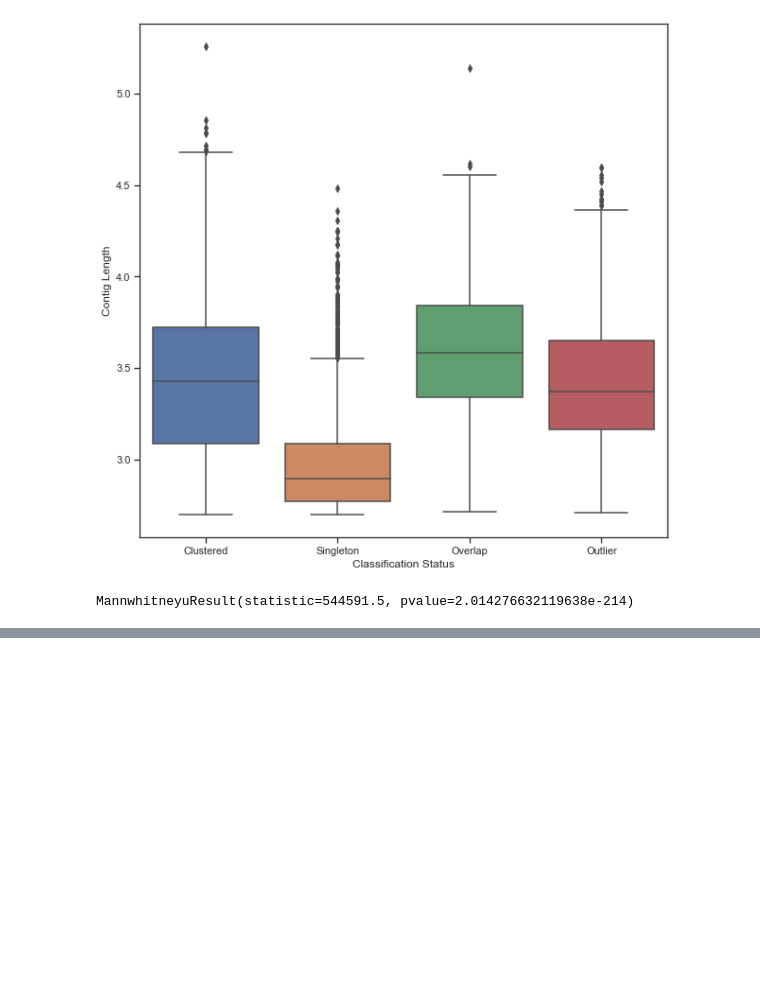
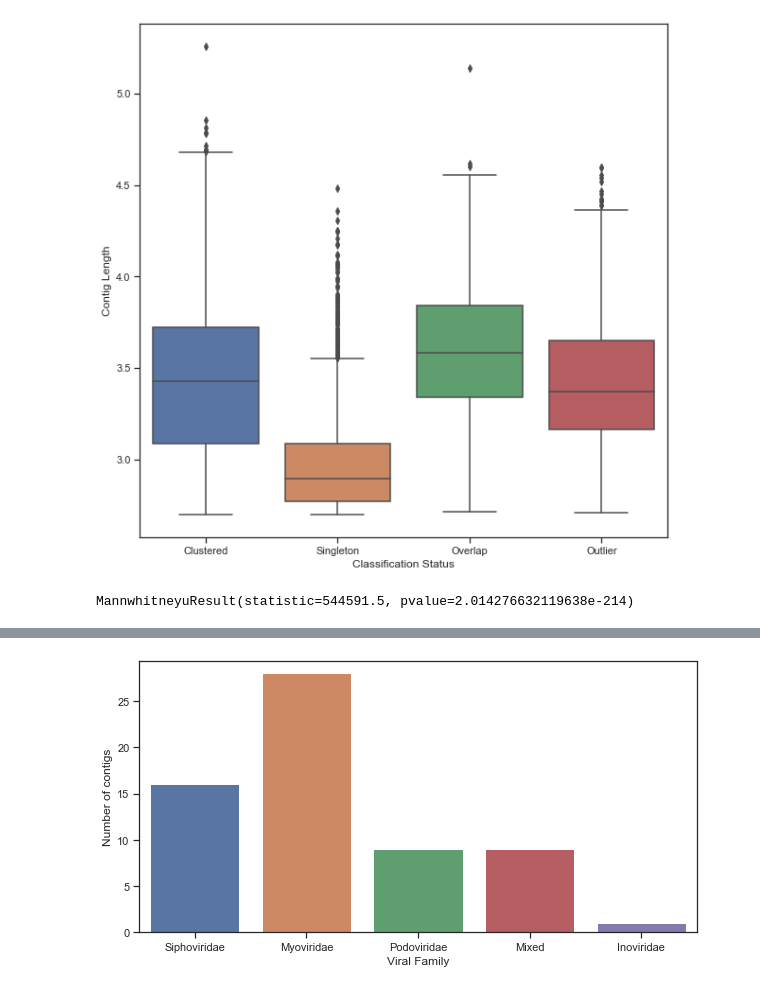
Before and after one commit to Matthijnssenslab/Beevir, a Jupyter notebook: 3Vcontact/B_Vcontact_stats.ipynb, the cells around one changed output, grey strips where cells are left out. Cells and saved outputs as stored; diff of their text form; code cells hidden in the pictures; blank space fills up the shorter version.

```diff
--- a/3Vcontact/B_Vcontact_stats.ipynb
+++ b/3Vcontact/B_Vcontact_stats.ipynb
@@ -164,0 +208,27 @@ antismash = ['BeeP-11-2013_NODE_10_length_45562_cov_39_780829', 'BeeP-11-2013_NO
+# %%
+print('Clustered NODES: ' + str(len(nodesoverview[nodesoverview['VCstatsred'] == "Clustered"])))
+print('Singleton NODES: ' + str(len(nodesoverview[nodesoverview['VCstatsred'] == "Singleton"])))
+print('Overlap NODES: ' + str(len(nodesoverview[nodesoverview['VCstatsred'] == "Overlap"])))
+print('Outlier NODES: ' + str(len(nodesoverview[nodesoverview['VCstatsred'] == "Outlier"])))
+keepVCs = list(nodesoverview[nodesoverview['VC Status'] == 'Clustered']['VC'].unique())
+print('Total number of clusters with NODES in: ' + str(len(keepVCs)))
+pureNODEVC = 0
+nameddfdic = {}
+for i in keepVCs:
+    tempdf = genomeoverview[genomeoverview['VC'] == i]
+    lenclus = len(tempdf)
+    counter = 0
+    for j in list(tempdf['Genome']):
+        if 'NODE' in j:
+            counter += 1
+    if counter == lenclus:
+        pureNODEVC += 1
+    if counter != lenclus:
+        nameddfdic[i] = tempdf
+print('Total clusters with only nodes: ' + str(pureNODEVC))
+for i in nameddfdic:
+    #print(list(nameddfdic[i][~nameddfdic[i]['Genome'].str.contains('NODE')]['Family']))
+    print(i)
+    print(nameddfdic[i]['Genome'])
+    print(nameddfdic[i]['Family'])
+    print(len(nameddfdic[i]))
@@ -164,0 +261,16 @@ antismash = ['BeeP-11-2013_NODE_10_length_45562_cov_39_780829', 'BeeP-11-2013_NO
+# %%
+vcnamdic_5000 = {'49_1':'Myoviridae','207_0':'Podoviridae','252_0':'Podoviridae','213_0':'Myoviridae','188_0':'Mixed','75_0':'Myoviridae','103_0':'Siphoviridae','119_0':'Myoviridae','6_2':'Podoviridae','20_0':'Siphoviridae','73_0':'Siphoviridae','292_0':'Siphoviridae','39_0':'Podoviridae','531_0':'Inoviridae','95_0':'Myoviridae','544_0':'Myoviridae','112_1':'Siphoviridae','558_0':'Podoviridae','59_12':'Myoviridae','59_12':'Myoviridae','386_0':'Myoviridae','293_0':'Siphoviridae','503_0':'Mixed','496_0':'Siphoviridae','461_0':'Myoviridae','54_1':'Mixed','71_0':'Siphoviridae','471_0':'Siphoviridae'}
+vccountnamdic = {}
+for i in nameddfdic:
+    if i in vcnamdic_5000:
+        famnam = vcnamdic_5000[i]
+        if famnam not in vccountnamdic:
+            vccountnamdic[famnam] = sum(nameddfdic[i]['Genome'].str.contains('NODE'))
+        else:
+            vccountnamdic[famnam] += sum(nameddfdic[i]['Genome'].str.contains('NODE'))
+plt.figure(figsize=(10,5))
+g = sns.barplot(x = list(vccountnamdic.keys()), y=list(vccountnamdic.values()), order=['Siphoviridae','Myoviridae','Podoviridae','Mixed','Inoviridae'])
+g.set(xlabel="Viral Family",ylabel="Number of contigs")
+g.figure.savefig('figures/Contig_names_5000.svg',dpi=300)
+# %% [output]
+[figure, added]
```
Also changed, not shown: parts of 8 cells of this notebook, 27 other files.
